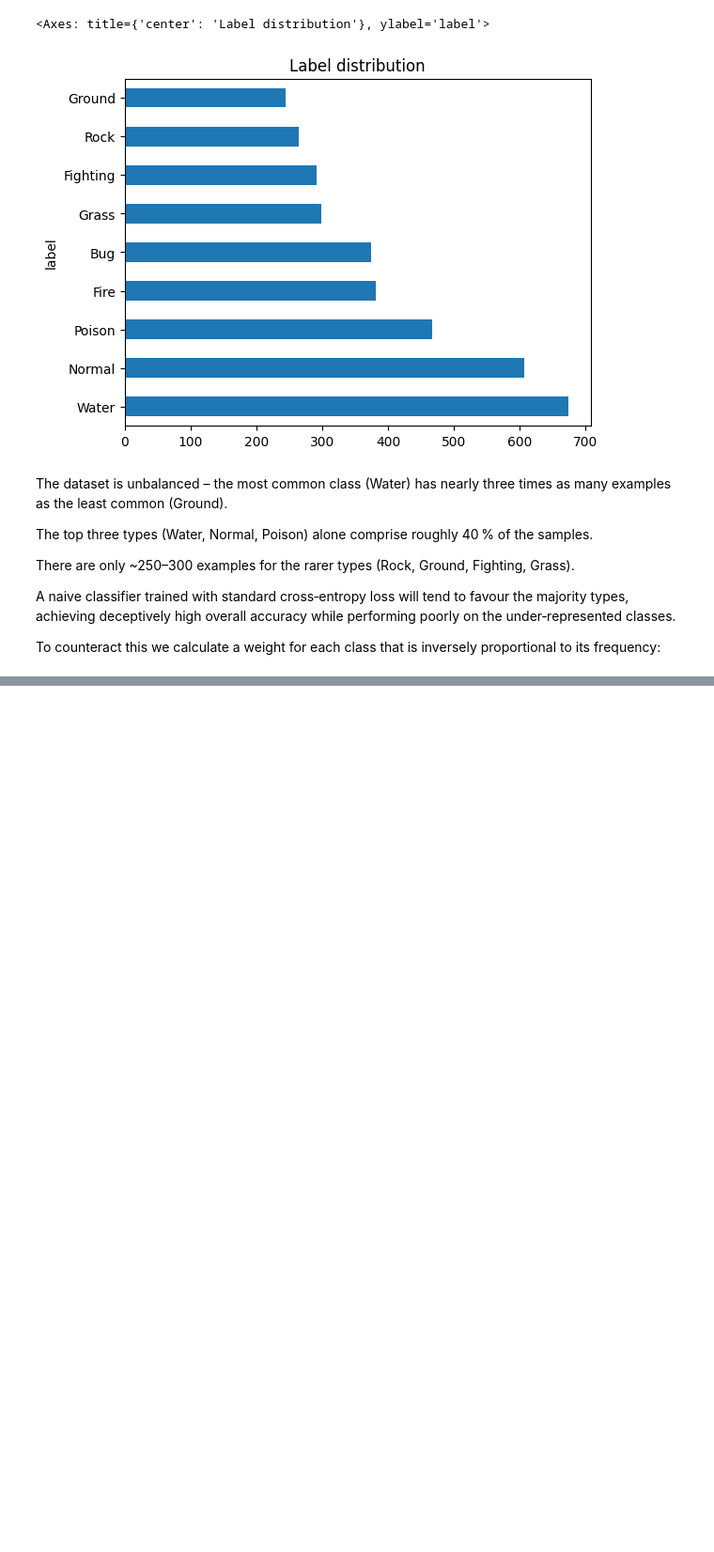
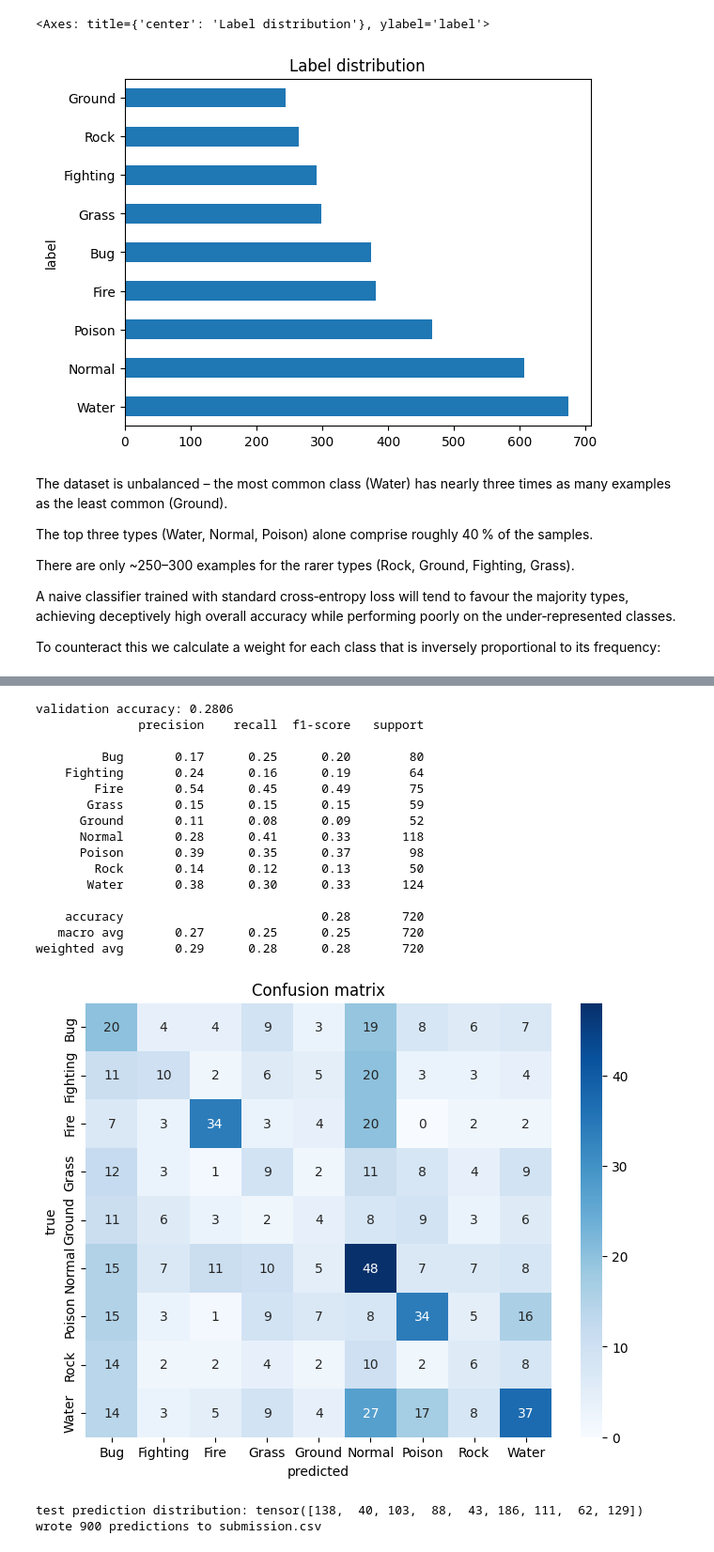
Before and after one commit to Torpedoooo/deeplearning-assignment-1, a Jupyter notebook: assignment1.ipynb, the cells around one changed output, grey strips where cells are left out. Shown at 94% size. Drawn from its saved outputs; the diff is of its cells as text; code cells hidden in the pictures; blank space fills up the shorter version.

```diff
--- a/assignment1.ipynb
+++ b/assignment1.ipynb
@@ -167,7 +171,7 @@ To counteract this we calculate a weight for each class that is inversely propor
 criterion = nn.CrossEntropyLoss()
 # %%
 class MLP(nn.Module):
-    def __init__(self, num_outputs, num_hiddens, lr=None):
+    def __init__(self, num_outputs, num_hiddens, dropout_rate=0.3):
         super().__init__()
 
         # num_hiddens can be a single int or a list of ints
@@ -179,6 +183,7 @@ class MLP(nn.Module):
         for h in num_hiddens:
             layers.append(nn.LazyLinear(h))        # size inferred on first forward
             layers.append(nn.ReLU())
+            layers.append(nn.Dropout(dropout_rate))
 
         layers.append(nn.LazyLinear(num_outputs))  # final classification layer
         self.net = nn.Sequential(*layers)
@@ -193,8 +198,10 @@ scheduler = torch.optim.lr_scheduler.StepLR(optimizer, step_size=20, gamma=0.5)
 def batch_accuracy(logits, labels):
     preds = logits.argmax(dim=1)
     return (preds == labels).float().mean().item()
-
-epochs = 100
+best_f1 = 0.0
+trigger_times = 0
+patience = 25
+epochs = 150
 for epoch in range(1, epochs+1):
     model.train()
     running_loss = 0.0
@@ -219,16 +226,37 @@ for epoch in range(1, epochs+1):
     model.eval()
     val_loss = 0.0
     val_acc  = 0.0
+    all_preds = []
+    all_targets = []
     with torch.no_grad():
         for xb, yb in test_loader:
             xb, yb = xb.to(device), yb.to(device)
             logits = model(xb)
             val_loss += criterion(logits, yb).item() * xb.size(0)
             val_acc  += batch_accuracy(logits, yb) * xb.size(0)
+            preds = logits.argmax(dim=1)
+            all_preds.append(preds.cpu())
+            all_targets.append(yb.cpu())
+    final_preds   = torch.cat(all_preds)
+    final_targets = torch.cat(all_targets)
+    current_macro_f1 = f1_score(final_preds, final_targets, average='macro')
+    if current_macro_f1 > best_f1:
+        best_f1 = current_macro_f1
+        trigger_times = 0
+        torch.save(model.state_dict(), 'best_model.pth')
+        print(f"Epoch {epoch:2d}: New best f1_score! Saving model...")
+    else:
+        trigger_times += 1
+        print(f"Epoch {epoch:2d}: No improvement. (Patience: {trigger_times}/{patience})")
+
+        if trigger_times >= patience:
+            print("Early stopping triggered! Cutting training short.")
+            break
     val_loss /= len(test_ds)
     val_acc  /= len(test_ds)
 
     print(f"Epoch {epoch:2d} | "
           f"train loss {train_loss:.4f} acc {train_acc:.3f} | "
-          f"val loss {val_loss:.4f} acc {val_acc:.3f}")
+          f"val loss {val_loss:.4f} acc {val_acc:.3f} | "
+          f"macro f1_score {current_macro_f1: .3f}")
 # %% [output]
@@ -249,34 +280,53 @@ KeyboardInterrupt:
 # %%
 # --- evaluation on validation set ------------------------------------------
+model.load_state_dict(torch.load('best_model.pth'))  # load the best model
 model.eval()
 all_preds, all_targets = [], []
 with torch.no_grad():
     for xb, yb in test_loader:
         xb, yb = xb.to(device), yb.to(device)
         logits = model(xb)
         preds = logits.argmax(dim=1)
         all_preds.append(preds.cpu())
         all_targets.append(yb.cpu())
 
 all_preds   = torch.cat(all_preds)
 all_targets = torch.cat(all_targets)
 
 # overall accuracy
 accuracy = (all_preds == all_targets).float().mean().item()
 print(f"validation accuracy: {accuracy:.4f}")
 
 # per‑class metrics
 type_names = sorted(train_ds.class2idx, key=lambda k: train_ds.class2idx[k])
 print(classification_report(all_targets, all_preds,
                             target_names=type_names))
 
 # confusion matrix
 cm = confusion_matrix(all_targets, all_preds)
 plt.figure(figsize=(8,6))
 sns.heatmap(cm, annot=True, fmt="d", xticklabels=type_names,
             yticklabels=type_names, cmap="Blues")
 plt.xlabel("predicted"); plt.ylabel("true"); plt.title("Confusion matrix")
 plt.show()
+# %% [output]
+validation accuracy: 0.2806
+              precision    recall  f1-score   support
+
+         Bug       0.17      0.25      0.20        80
+    Fighting       0.24      0.16      0.19        64
+        Fire       0.54      0.45      0.49        75
+       Grass       0.15      0.15      0.15        59
+      Ground       0.11      0.08      0.09        52
+      Normal       0.28      0.41      0.33       118
+      Poison       0.39      0.35      0.37        98
+        Rock       0.14      0.12      0.13        50
+       Water       0.38      0.30      0.33       124
+
+    accuracy                           0.28       720
+   macro avg       0.27      0.25      0.25       720
+weighted avg       0.29      0.28      0.28       720
+[figure, added]
 # %%
 idx2class = {v:k for k,v in train_ds.class2idx.items()}
 test_ids = [f.split('.png')[0] for f in os.listdir('Test') if f.endswith('.png')]
@@ -318,3 +368,6 @@ out_df = pd.DataFrame({
 })
 out_df.to_csv('submission2.csv', index=False)
 print('wrote', len(out_df), 'predictions to submission.csv')
+# %% [output]
+test prediction distribution: tensor([138,  40, 103,  88,  43, 186, 111,  62, 129])
+wrote 900 predictions to submission.csv
```
Also changed, not shown: parts of 5 cells of this notebook.
